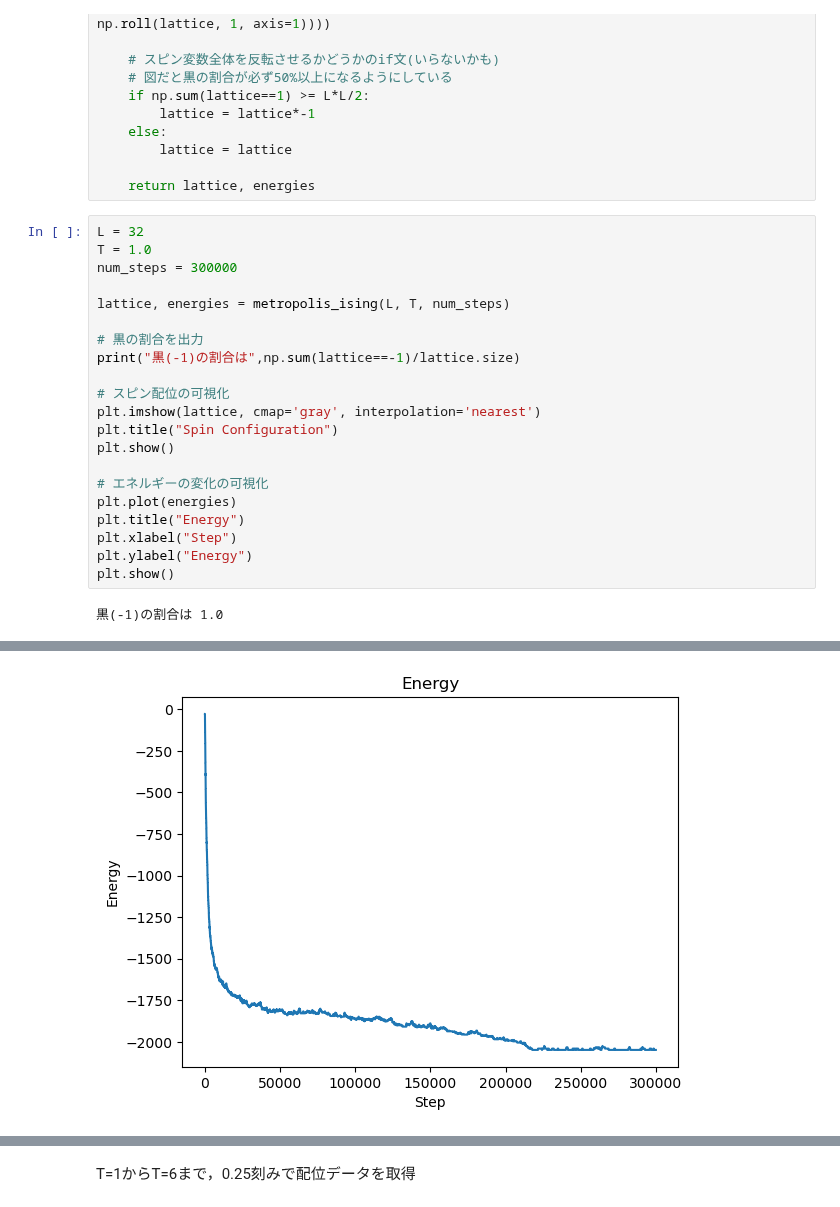
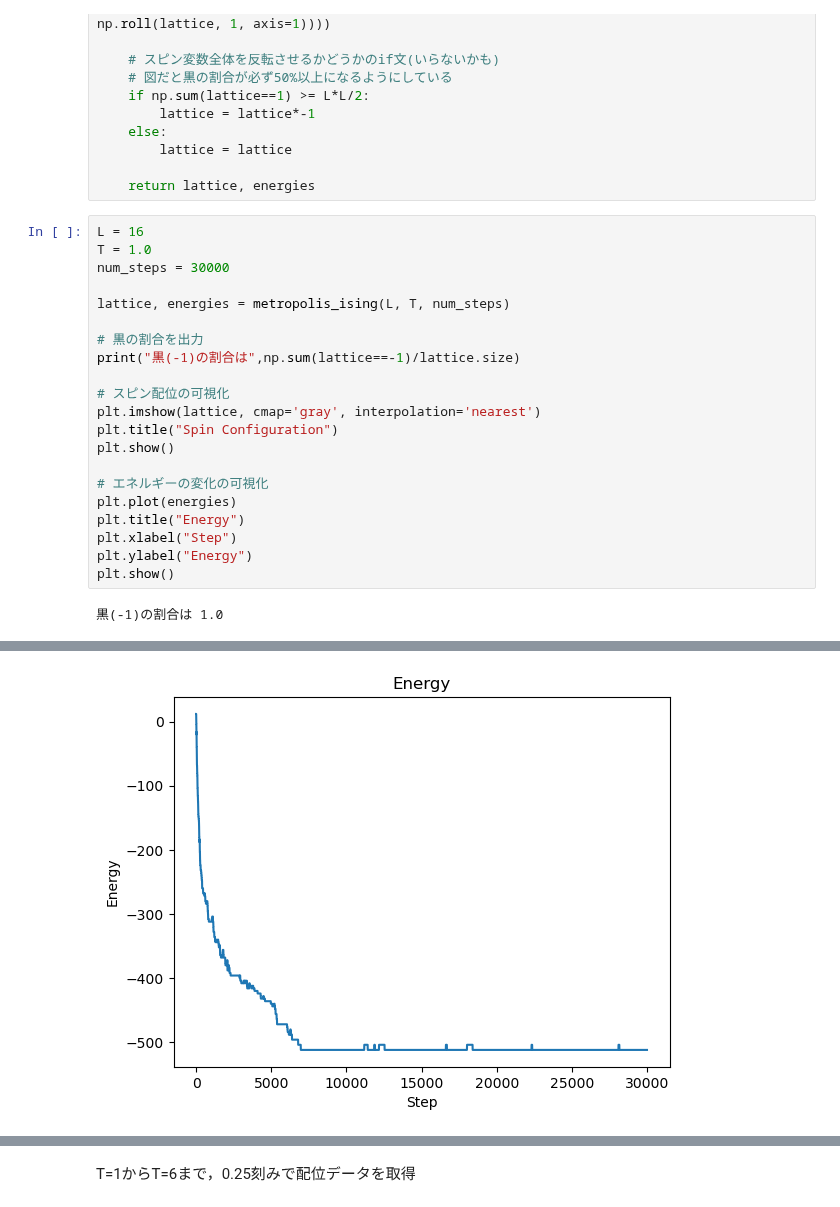
Before and after one commit to Chansuga/Master-s_thesis, a Jupyter notebook: Ising/archive/Ising_samp.ipynb, the cells around one changed output, grey strips where cells are left out. Drawn from its saved outputs; the diff is of its cells as text.

```diff
--- a/Ising/archive/Ising_samp.ipynb
+++ b/Ising/archive/Ising_samp.ipynb
@@ -37,9 +37,9 @@ def metropolis_ising(L, T, num_steps, J=1):
 
     return lattice, energies
 # %%
-L = 32
+L = 16
 T = 1.0
-num_steps = 300000
+num_steps = 30000
 
 lattice, energies = metropolis_ising(L, T, num_steps)
 
@@ -63,4 +63,4 @@ plt.show()
-[figure, old version]
+[figure, new version]
 # %%
 print(np.ndarray.flatten(lattice))
 # %% [output]
```
Also changed, not shown: parts of 2 cells of this notebook, 2 other files.
